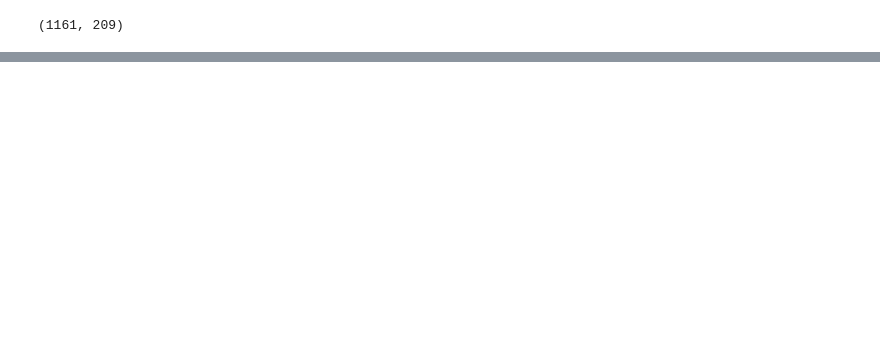
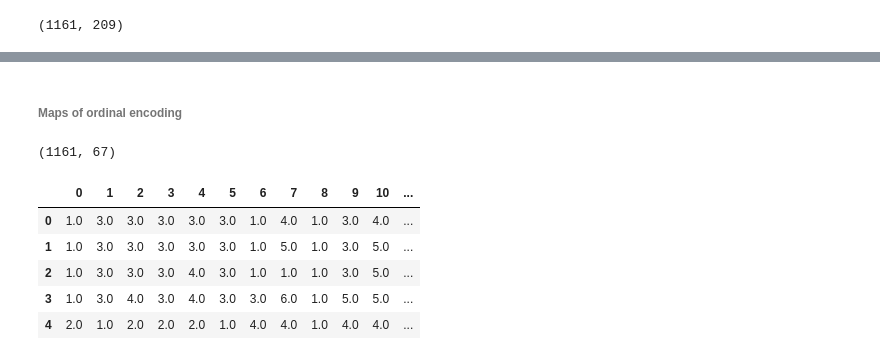
Before and after one commit to KillD00zer/ITI, a Jupyter notebook: LEC 2 task/PipeLines.ipynb, the cells around one changed output, grey strips where cells are left out. Cells and saved outputs as stored; diff of their text form; code cells hidden in the pictures; blank space fills up the shorter version.

```diff
--- a/LEC 2 task/PipeLines.ipynb
+++ b/LEC 2 task/PipeLines.ipynb
@@ -167,0 +190,53 @@ explore_Nominal_pipeline.shape
+# %% [markdown]
+###### Maps of ordinal encoding
+# %%
+Ordinal_features=  ['LotShape', 'LandSlope', 'ExterQual', 'ExterCond', 'BsmtQual', 'BsmtCond', 'BsmtExposure', 'BsmtFinType1',
+     'BsmtFinType2', 'HeatingQC', 'Electrical', 'KitchenQual', 'Functional', 'FireplaceQu', 'GarageFinish', 'GarageQual', 'PavedDrive', 'PoolQC', 'Fence']
+ordinal_map = {
+    'LotShape':     ['Nane','Reg','IR1','IR2','IR3'],
+    'LandSlope':    ['Nane','Sev','Mod','Gtl'],
+    'ExterQual':    ['Nane','Po','Fa','TA','Gd','Ex'],
+    'ExterCond':    ['Nane','Po','Fa','TA','Gd','Ex'],
+    'BsmtQual':     ['Nane','Po','Fa','TA','Gd','Ex'],
+    'BsmtCond':     ['Nane','Po','Fa','TA','Gd','Ex'],
+    'BsmtExposure': ['Nane','No','Mn','Av','Gd'],
+    'BsmtFinType1': ['Nane','Unf','LwQ','Rec','BLQ','ALQ','GLQ'],
+    'BsmtFinType2': ['Nane','Unf','LwQ','Rec','BLQ','ALQ','GLQ'],
+    'HeatingQC':    ['Nane','Po','Fa','TA','Gd','Ex'],
+    'Electrical':   ['Nane','Mix','FuseP','FuseF','FuseA','SBrkr'],
+    'KitchenQual':  ['Nane','Po','Fa','TA','Gd','Ex'],
+    'Functional':   ['Nane','Sal','Sev','Maj2','Maj1','Mod','Min2','Min1','Typ'],
+    'FireplaceQu':  ['Nane','Po','Fa','TA','Gd','Ex'],
+    'GarageFinish': ['Nane','Unf','RFn','Fin'],
+    'GarageQual':   ['Nane','Po','Fa','TA','Gd','Ex'],
+    'PavedDrive':   ['Nane','N','P','Y'],
+    'PoolQC':       ['Nane','Fa','TA','Gd','Ex'],
+    'Fence':        ['Nane','MnWw','GdWo','MnPrv','GdPrv']
+}
+# %%
+Ordinal_Pipeline = Pipeline(steps=[
+    ('imputer', SimpleImputer(strategy='constant', fill_value='Nane')),
+    ('ordinal_encoder', OrdinalEncoder(
+        categories=[ordinal_map[col] for col in Ordinal_features]
+    ))
+])
+# %%
+Ordinal_transformer= ColumnTransformer(transformers=[
+    ('Ordinal data Imputaion & Encoding',   Ordinal_Pipeline,   Ordinal_features)
+], remainder='passthrough')
+# %%
+Explore_Ordinal_transformed_data = Ordinal_transformer.fit_transform(X_train,y_train)
+# %%
+Explore_Ordinal_transformed_data.shape
+# %% [output]
+(1161, 67)
+# %%
+Explore_Ordinal_transformed_df= pd.DataFrame(Explore_Ordinal_transformed_data)
+Explore_Ordinal_transformed_df.head()
+# %% [output]
+|  | 0 | 1 | 2 | 3 | 4 | 5 | 6 | 7 | 8 | 9 | 10 | ... |
+| 0 | 1.0 | 3.0 | 3.0 | 3.0 | 3.0 | 3.0 | 1.0 | 4.0 | 1.0 | 3.0 | 4.0 | ... |
+| 1 | 1.0 | 3.0 | 3.0 | 3.0 | 3.0 | 3.0 | 1.0 | 5.0 | 1.0 | 3.0 | 5.0 | ... |
+| 2 | 1.0 | 3.0 | 3.0 | 3.0 | 4.0 | 3.0 | 1.0 | 1.0 | 1.0 | 3.0 | 5.0 | ... |
+| 3 | 1.0 | 3.0 | 4.0 | 3.0 | 4.0 | 3.0 | 3.0 | 6.0 | 1.0 | 5.0 | 5.0 | ... |
+| 4 | 2.0 | 1.0 | 2.0 | 2.0 | 2.0 | 1.0 | 4.0 | 4.0 | 1.0 | 4.0 | 4.0 | ... |
```
Also changed, not shown: parts of 13 cells of this notebook, 1 other file.
